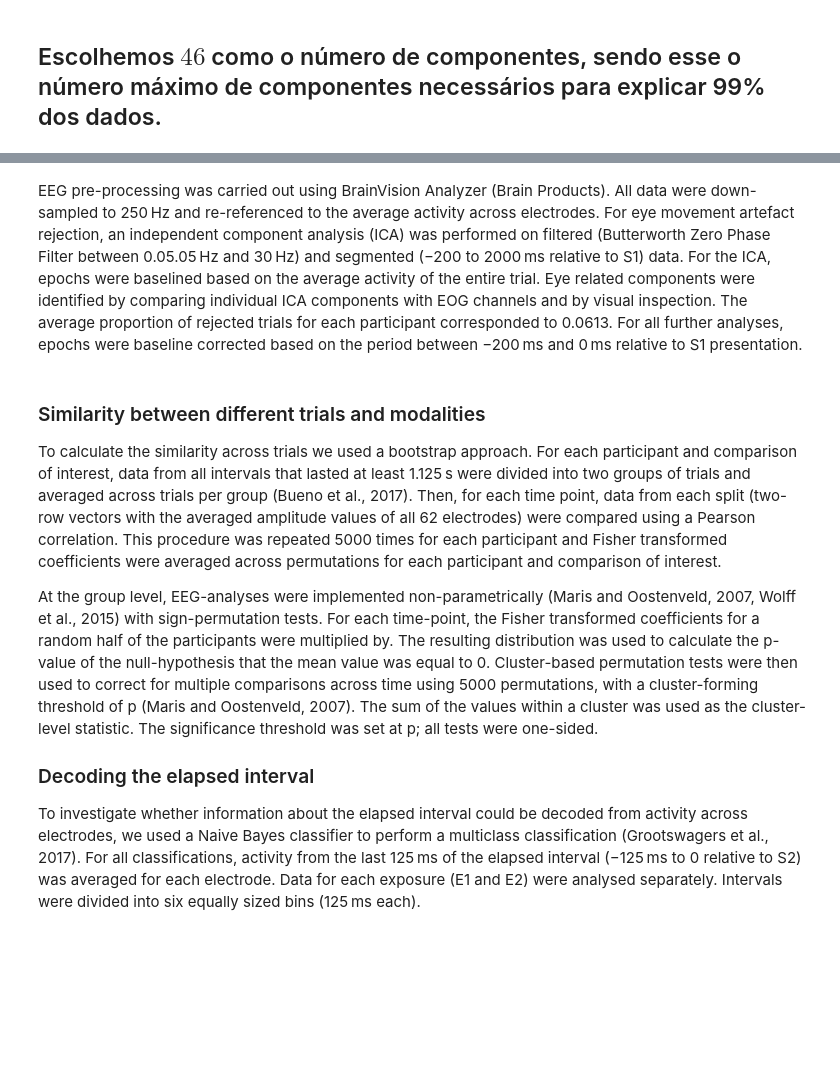
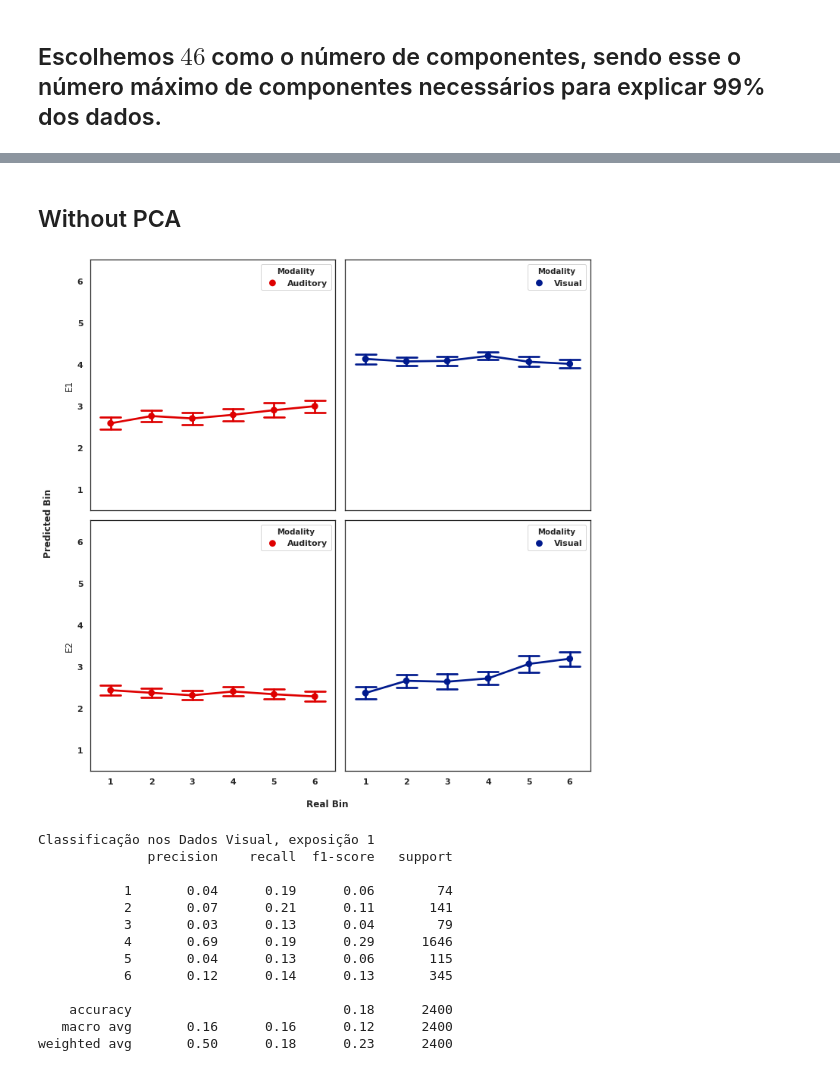
Before and after one commit to bruAristimunha/Across-Modalities, a Jupyter notebook: notebook/Original-Proposal.ipynb, the cells around one changed output, grey strips where cells are left out. Drawn from its saved outputs; the diff is of its cells as text; code cells hidden in the pictures; blank space fills up the shorter version.

```diff
--- a/notebook/Original-Proposal.ipynb
+++ b/notebook/Original-Proposal.ipynb
@@ -371,0 +399,14 @@ df_aud_2 = to_DataFrame(X_aud_expo_2_frames,classes_aud)
+# %%
+# Fixing shape
+
+df_vis_1_without = np.array(vis_expo_2_frames).transpose([0, 2, 1])
+df_vis_2_without = np.array(vis_expo_1_frames).transpose([0, 2, 1])
+df_aud_1_without = np.array(aud_expo_1_frames).transpose([0, 2, 1])
+df_aud_2_without = np.array(aud_expo_2_frames).transpose([0, 2, 1])
+
+
+df_vis_1_without = to_DataFrame(df_vis_1_without, classes_vis)
+df_vis_2_without = to_DataFrame(df_vis_2_without, classes_vis)
+
+df_aud_1_without = to_DataFrame(df_aud_1_without, classes_aud)
+df_aud_2_without = to_DataFrame(df_aud_2_without, classes_aud)
@@ -583,12 +701,54 @@ EEG was recorded continuously from 64 ActiCap Electrodes (Brain Products) at 100
-# %% [markdown]
-EEG pre-processing was carried out using BrainVision Analyzer (Brain Products). All data were down-sampled to 250 Hz and re-referenced to the average activity across electrodes. For eye movement artefact rejection, an independent component analysis (ICA) was performed on filtered (Butterworth Zero Phase Filter between 0.05.05 Hz and 30 Hz) and segmented (−200 to 2000 ms relative to S1) data. For the ICA, epochs were baselined based on the average activity of the entire trial. Eye related components were identified by comparing individual ICA components with EOG channels and by visual inspection. The average proportion of rejected trials for each participant corresponded to 0.0613. For all further analyses, epochs were baseline corrected based on the period between −200 ms and 0 ms relative to S1 presentation.
-# %% [markdown]
-### Similarity between different trials and modalities
-
-To calculate the similarity across trials we used a bootstrap approach. For each participant and comparison of interest, data from all intervals that lasted at least 1.125 s were divided into two groups of trials and averaged across trials per group (Bueno et al., 2017). Then, for each time point, data from each split (two-row vectors with the averaged amplitude values of all 62 electrodes) were compared using a Pearson correlation. This procedure was repeated 5000 times for each participant and Fisher transformed coefficients were averaged across permutations for each participant and comparison of interest.
-
-At the group level, EEG-analyses were implemented non-parametrically (Maris and Oostenveld, 2007, Wolff et al., 2015) with sign-permutation tests. For each time-point, the Fisher transformed coefficients for a random half of the participants were multiplied by. The resulting distribution was used to calculate the p-value of the null-hypothesis that the mean value was equal to 0. Cluster-based permutation tests were then used to correct for multiple comparisons across time using 5000 permutations, with a cluster-forming threshold of p (Maris and Oostenveld, 2007). The sum of the values within a cluster was used as the cluster-level statistic. The significance threshold was set at p; all tests were one-sided.
-
-### Decoding the elapsed interval
-
-To investigate whether information about the elapsed interval could be decoded from activity across electrodes, we used a Naive Bayes classifier to perform a multiclass classification (Grootswagers et al., 2017). For all classifications, activity from the last 125 ms of the elapsed interval (−125 ms to 0 relative to S2) was averaged for each electrode. Data for each exposure (E1 and E2) were analysed separately. Intervals were divided into six equally sized bins (125 ms each).
+# %% [markdown]
+## Without PCA
+# %%
+resu_vis_1_w = makeCatPlot(df_vis_1_without,'Visual','E1')
+resu_vis_2_w = makeCatPlot(df_vis_2_without,'Visual','E2')
+
+resu_aud_1_w = makeCatPlot(df_aud_1_without,'Auditory','E1')
+resu_aud_2_w = makeCatPlot(df_aud_2_without,'Auditory','E2')
+# %%
+merge_w = np.concatenate([resu_vis_1_w,resu_vis_2_w, resu_aud_1_w, resu_aud_2_w])
+
+plotar_w = pd.DataFrame(merge_w)
+
+plotar_w[0] = plotar_w[0].astype(int)
+plotar_w[1] = plotar_w[1].astype(int)
+
+plotar_w.columns = ['Predicted Bin','Real Bin','Modality','Exposures']
+
+exposicao1_w = plotar_w[plotar_w['Exposures']=='E1']
+
+exposicao1_aud_w = exposicao1_w[exposicao1_w['Modality']=='Auditory']
+exposicao1_vis_w = exposicao1_w[exposicao1_w['Modality']=='Visual']
+
+
+exposicao2_w = plotar_w[plotar_w['Exposures']=='E2']
+
+exposicao2_aud_w = exposicao2_w[exposicao2_w['Modality']=='Auditory']
+exposicao2_vis_w = exposicao2_w[exposicao2_w['Modality']=='Visual']
+# %%
+plot_cat(exposicao1_aud_w, exposicao2_aud_w, exposicao1_vis_w, exposicao2_vis_w)
+# %% [output]
+[figure, added]
+# %%
+print("Classificação nos Dados Visual, exposição 1")
+
+y_test = exposicao1_vis_w['Predicted Bin'].values
+y_pred = exposicao1_vis_w['Real Bin'].values
+
+
+print(classification_report(y_test, y_pred))
+# %% [output]
+Classificação nos Dados Visual, exposição 1
+              precision    recall  f1-score   support
+
+           1       0.04      0.19      0.06        74
+           2       0.07      0.21      0.11       141
+           3       0.03      0.13      0.04        79
+           4       0.69      0.19      0.29      1646
+           5       0.04      0.13      0.06       115
+           6       0.12      0.14      0.13       345
+
+    accuracy                           0.18      2400
+   macro avg       0.16      0.16      0.12      2400
+weighted avg       0.50      0.18      0.23      2400
```
Also changed, not shown: parts of 92 cells of this notebook.
